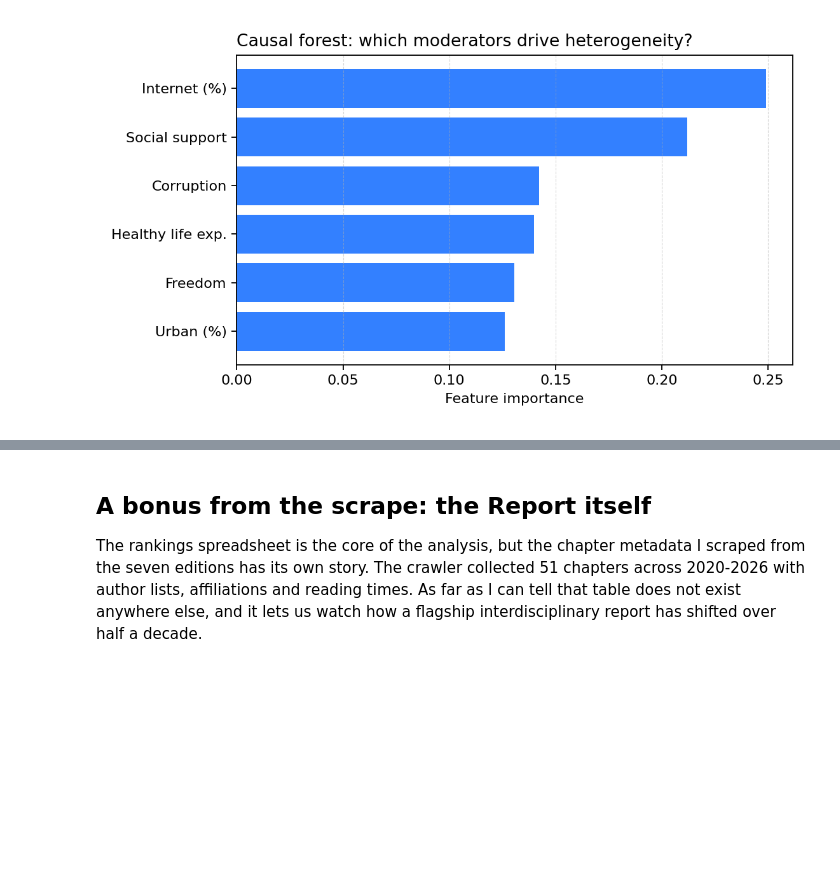
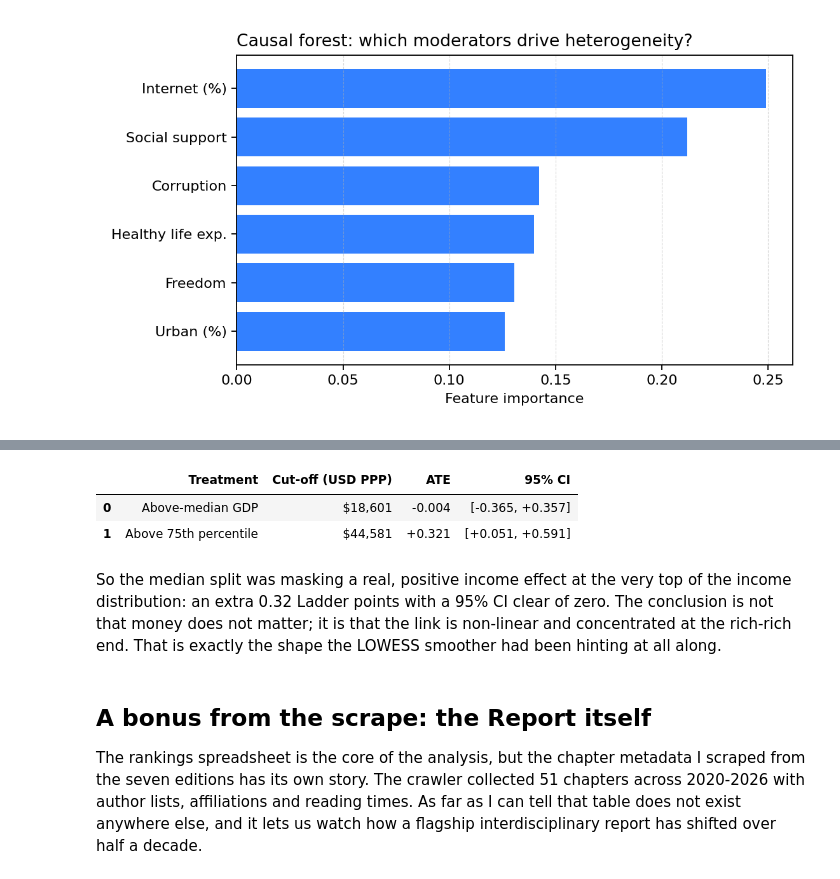
Before and after one commit to maksimkitikov/Data-Science-in-Economics, a Jupyter notebook: blog.ipynb, the cells around one changed output, grey strips where cells are left out. Drawn from its saved outputs; the diff is of its cells as text; code cells hidden in the pictures; blank space fills up the shorter version.

```diff
--- a/blog.ipynb
+++ b/blog.ipynb
@@ -234,3 +242,27 @@ shrinks a lot.
+# %%
+import json
+with open(TAB + "ate_sensitivity.json") as f: sens = json.load(f)
+rows = []
+for k in ["headline", "robust"]:
+    r = sens[k]
+    rows.append({
+        "Treatment": r["label"],
+        "Cut-off (USD PPP)": f"""${r['cutoff_usd']:,.0f}""",
+        "ATE": f"""{r['ate']:+.3f}""",
+        "95% CI": f"""[{r['ci'][0]:+.3f}, {r['ci'][1]:+.3f}]""",
+    })
+display(pd.DataFrame(rows))
+# %% [output]
+|  | Treatment | Cut-off (USD PPP) | ATE | 95% CI |
+| 0 | Above-median GDP | $18,601 | -0.004 | [-0.365, +0.357] |
+| 1 | Above 75th percentile | $44,581 | +0.321 | [+0.051, +0.591] |
+# %% [markdown]
+So the median split was masking a real, positive income effect at
+the very top of the income distribution: an extra 0.32 Ladder points
+with a 95% CI clear of zero. The conclusion is not that money does not
+matter; it is that the link is non-linear and concentrated at the
+rich-rich end. That is exactly the shape the LOWESS smoother had been
+hinting at all along.
 # %% [markdown]
 ## A bonus from the scrape: the Report itself
 
```
Also changed, not shown: parts of 13 cells of this notebook, 48 other files.
